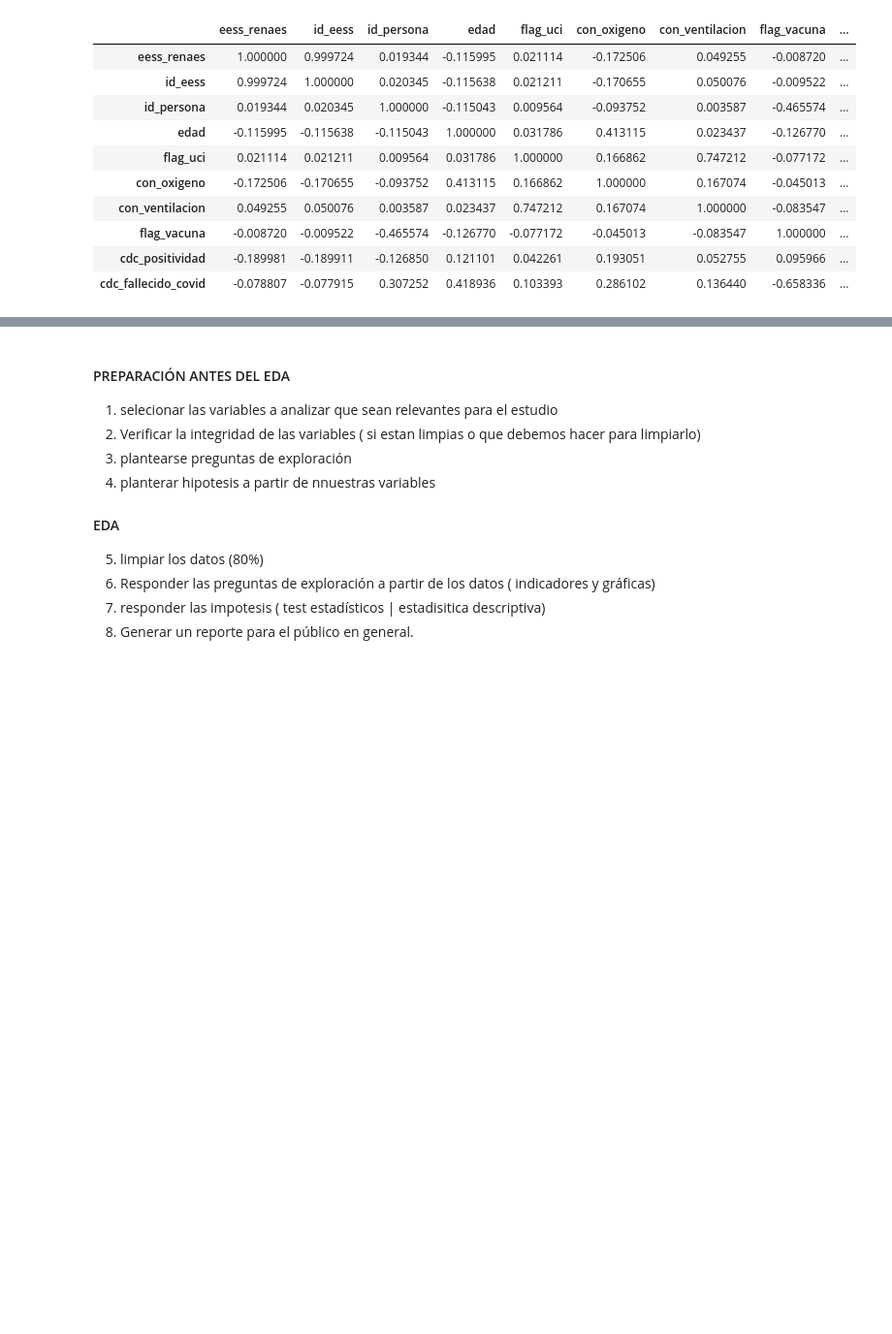
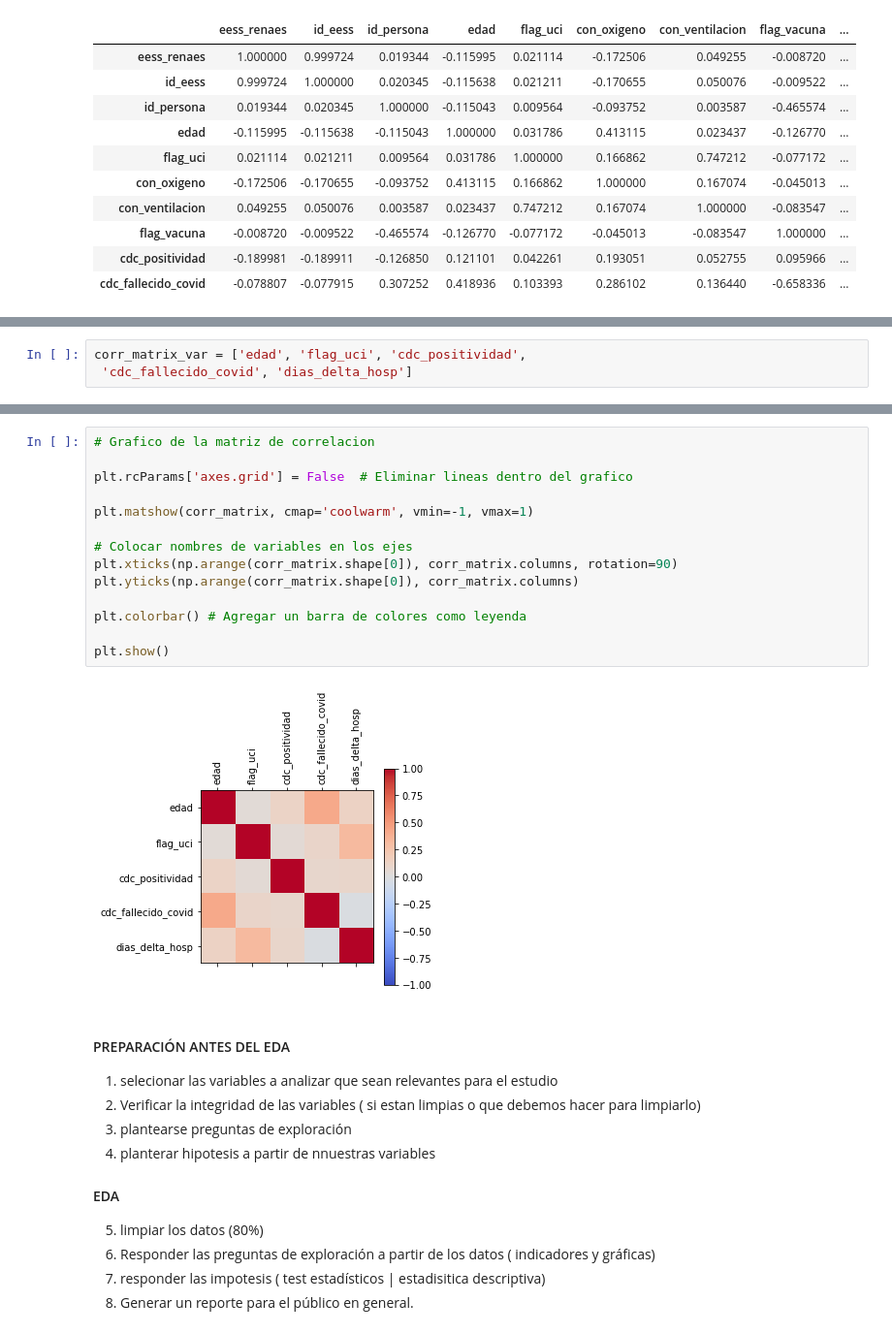
Before and after one commit to jose25050/pythonAnalyticsBootcamp, a Jupyter notebook: src/eda.ipynb, the cells around one changed output, grey strips where cells are left out. Shown: that part at 97% size. Cells and saved outputs as stored; diff of their text form; blank space fills up the shorter version.

```diff
--- a/src/eda.ipynb
+++ b/src/eda.ipynb
@@ -280,0 +274,3 @@ Name: fecha_ingreso_hosp, Length: 136422, dtype: object
+# %%
+corr_matrix_var = ['edad', 'flag_uci', 'cdc_positividad',
+ 'cdc_fallecido_covid', 'dias_delta_hosp']
@@ -281,3 +287,19 @@ Name: fecha_ingreso_hosp, Length: 136422, dtype: object
+# %%
+# Grafico de la matriz de correlacion
+
+plt.rcParams['axes.grid'] = False  # Eliminar lineas dentro del grafico
+
+plt.matshow(corr_matrix, cmap='coolwarm', vmin=-1, vmax=1)
+
+# Colocar nombres de variables en los ejes
+plt.xticks(np.arange(corr_matrix.shape[0]), corr_matrix.columns, rotation=90)
+plt.yticks(np.arange(corr_matrix.shape[0]), corr_matrix.columns)
+
+plt.colorbar() # Agregar un barra de colores como leyenda
+
+plt.show()
+# %% [output]
+[figure, added]
 # %% [markdown]
 #### PREPARACIÓN ANTES DEL EDA
 
```
Also changed, not shown: parts of 15 cells of this notebook.
